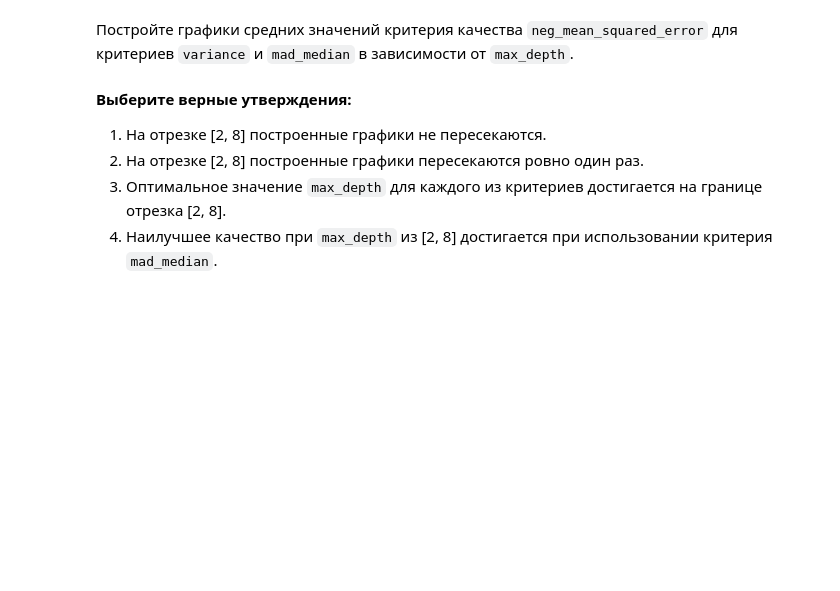
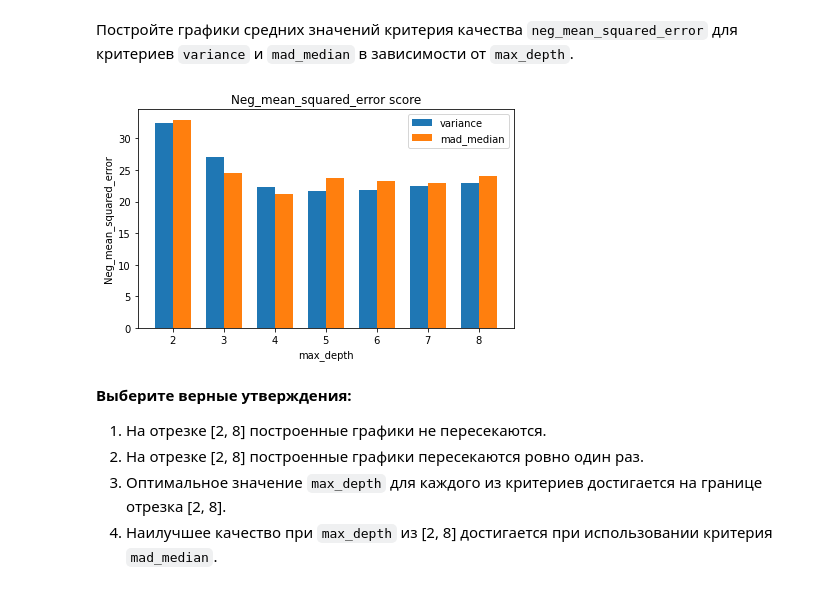
Before and after one commit to Oblivalny/iit_ml, a Jupyter notebook: DZ_3.2.ipynb, the cells around one changed output. Cells and saved outputs as stored; diff of their text form; code cells hidden in the pictures; blank space fills up the shorter version.

```diff
--- a/DZ_3.2.ipynb
+++ b/DZ_3.2.ipynb
@@ -329,0 +560,4 @@ class DecisionTree(BaseEstimator):
+# %%
+model = DecisionTreeReg(criterion='mad_median')
+model.fit(X_train, y_train)
+model.score(X_test, y_test)
@@ -333,0 +568,12 @@ class DecisionTree(BaseEstimator):
+# %%
+# Ваш код здесь
+kfold = 5
+
+tree_params = {'max_depth': range(2,9),
+              'criterion':['variance', 'mad_median']}
+
+model = DecisionTreeReg()
+tree_grid = GridSearchCV(model, tree_params, cv=kfold, n_jobs=-1, verbose=True)
+tree_grid.fit(X_train, y_train)
+
+tree_grid.best_params_,tree_grid.best_score_
@@ -338,3 +588,37 @@ class DecisionTree(BaseEstimator):
+# %%
+# Ваш код здесь
+df_plot = pd.DataFrame(tree_grid.cv_results_['params'])
+df_plot['accuracy'] = tree_grid.cv_results_['mean_test_score']
+# %%
+import matplotlib
+import matplotlib.pyplot as plt
+import numpy as np
+
+
+labels = df_plot.max_depth.sort_values().unique()
+variance = df_plot[df_plot.criterion=='variance'].sort_values('max_depth').accuracy
+mad_median = df_plot[df_plot.criterion=='mad_median'].sort_values('max_depth').accuracy
+
+x = np.arange(len(labels))  # the label locations
+width = 0.35  # the width of the bars
+
+fig, ax = plt.subplots()
+rects1 = ax.bar(x - width/2, variance, width, label='variance')
+rects2 = ax.bar(x + width/2, mad_median, width, label='mad_median')
+
+# Add some text for labels, title and custom x-axis tick labels, etc.
+ax.set_ylabel('Neg_mean_squared_error')
+ax.set_xlabel('max_depth')
+ax.set_title('Neg_mean_squared_error score')
+ax.set_xticks(x)
+ax.set_xticklabels(labels)
+ax.legend()
+
+fig.tight_layout()
+
+plt.show()
+# %% [output]
+[figure, added]
 # %% [markdown]
 **Выберите верные утверждения:**
 1. На отрезке [2, 8] построенные графики не пересекаются.
```
Also changed, not shown: parts of 34 cells of this notebook.
